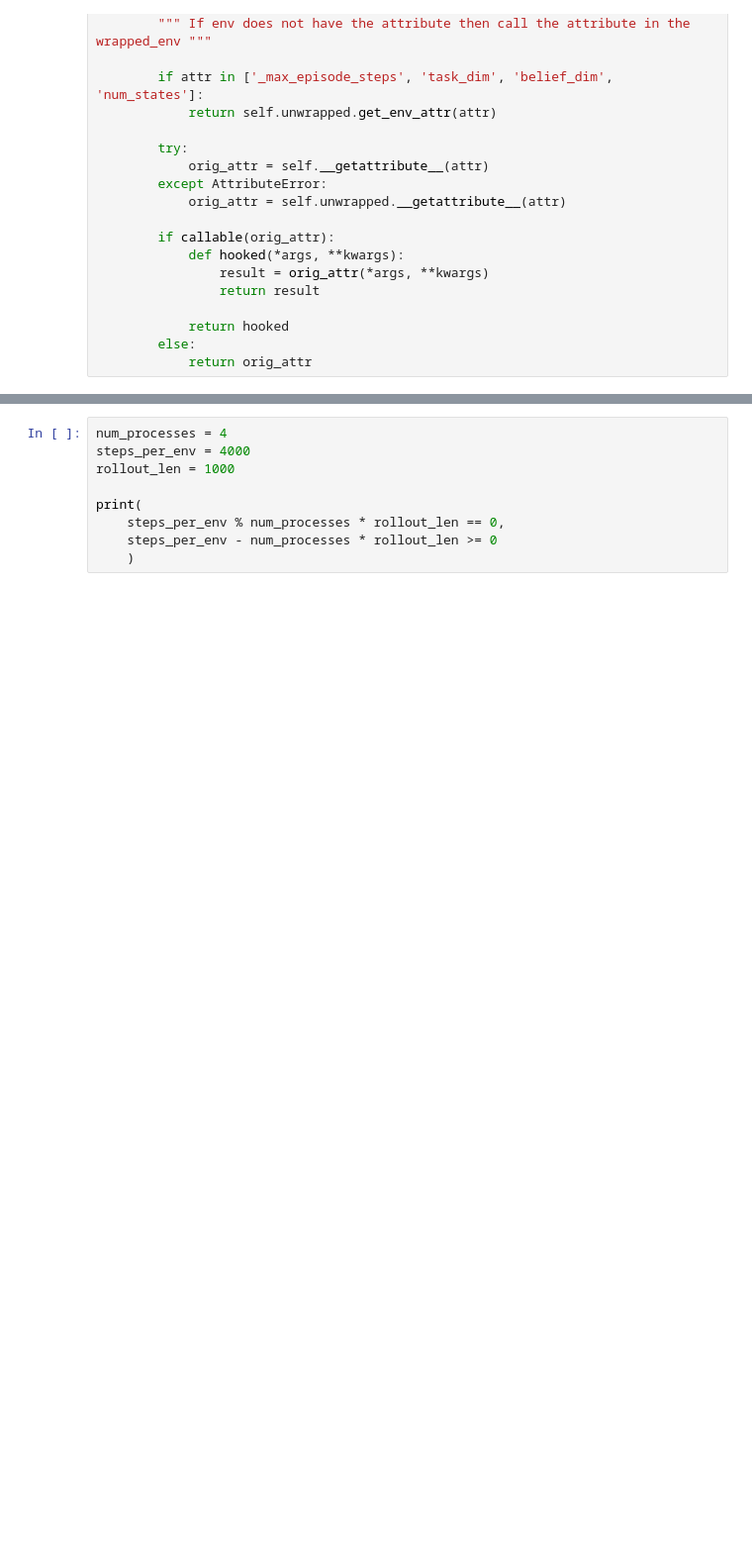
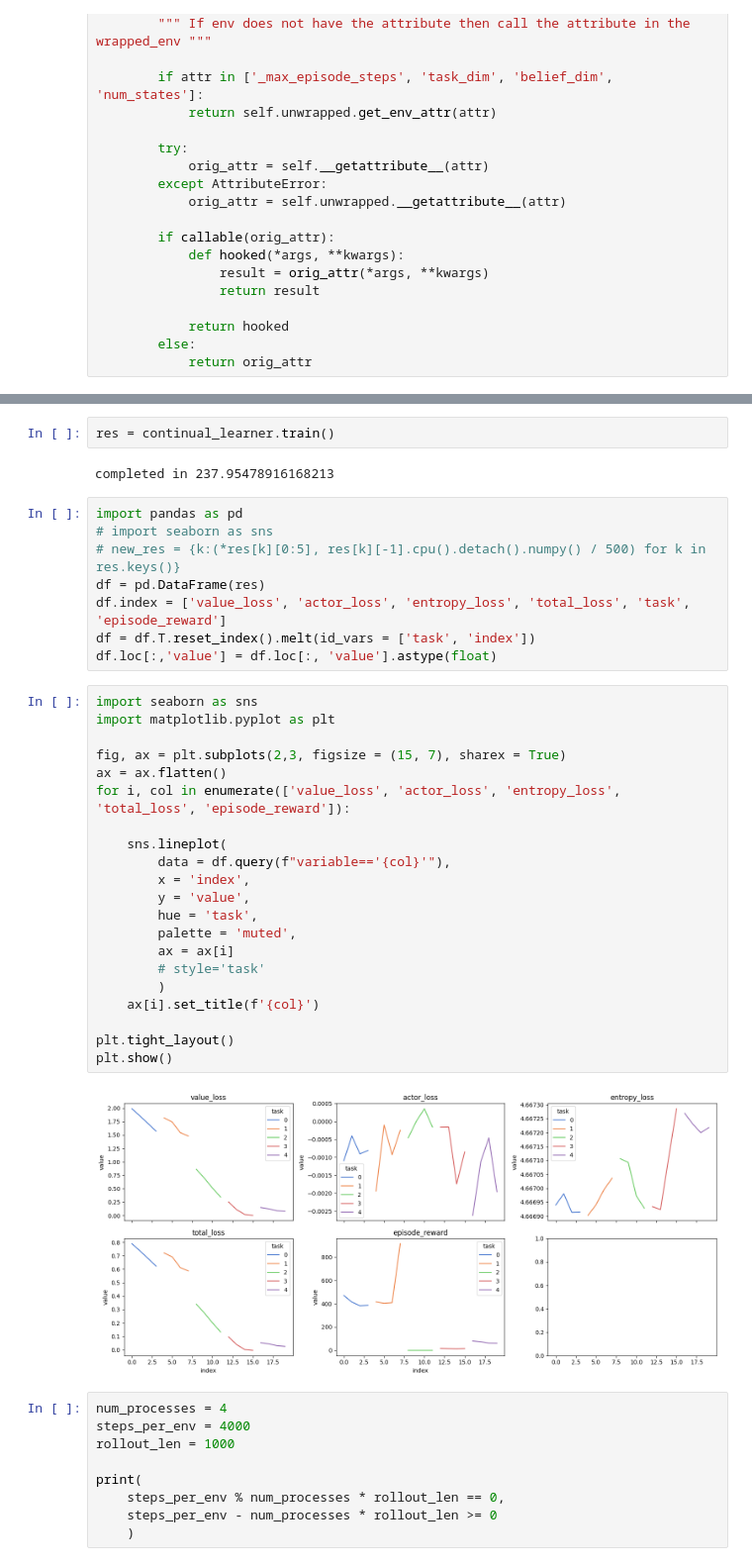
Before and after one commit to gdubbs100/right_left_brain_rl, a Jupyter notebook: continual_training_test.ipynb, the cells around one changed output, grey strips where cells are left out. Shown at 99% size. Drawn from its saved outputs; the diff is of its cells as text; blank space fills up the shorter version.

Commit message:
built working continual learner class

```diff
--- a/continual_training_test.ipynb
+++ b/continual_training_test.ipynb
@@ -192,3 +211,38 @@ class PyTorchVecEnvCont(VecEnvWrapper):
+# %%
+res = continual_learner.train()
+# %% [output]
+completed in 237.95478916168213
+# %%
+import pandas as pd
+# import seaborn as sns
+# new_res = {k:(*res[k][0:5], res[k][-1].cpu().detach().numpy() / 500) for k in res.keys()}
+df = pd.DataFrame(res)
+df.index = ['value_loss', 'actor_loss', 'entropy_loss', 'total_loss', 'task', 'episode_reward']
+df = df.T.reset_index().melt(id_vars = ['task', 'index'])
+df.loc[:,'value'] = df.loc[:, 'value'].astype(float)
+# %%
+import seaborn as sns
+import matplotlib.pyplot as plt
+
+fig, ax = plt.subplots(2,3, figsize = (15, 7), sharex = True)
+ax = ax.flatten()
+for i, col in enumerate(['value_loss', 'actor_loss', 'entropy_loss', 'total_loss', 'episode_reward']):
+
+    sns.lineplot(
+        data = df.query(f"variable=='{col}'"),
+        x = 'index',
+        y = 'value',
+        hue = 'task',
+        palette = 'muted',
+        ax = ax[i]
+        # style='task'
+        )
+    ax[i].set_title(f'{col}')
+
+plt.tight_layout()
+plt.show()
+# %% [output]
+[figure, added]
 # %%
 num_processes = 4
 steps_per_env = 4000
```
Also changed, not shown: parts of 4 cells of this notebook, 1 other file.
